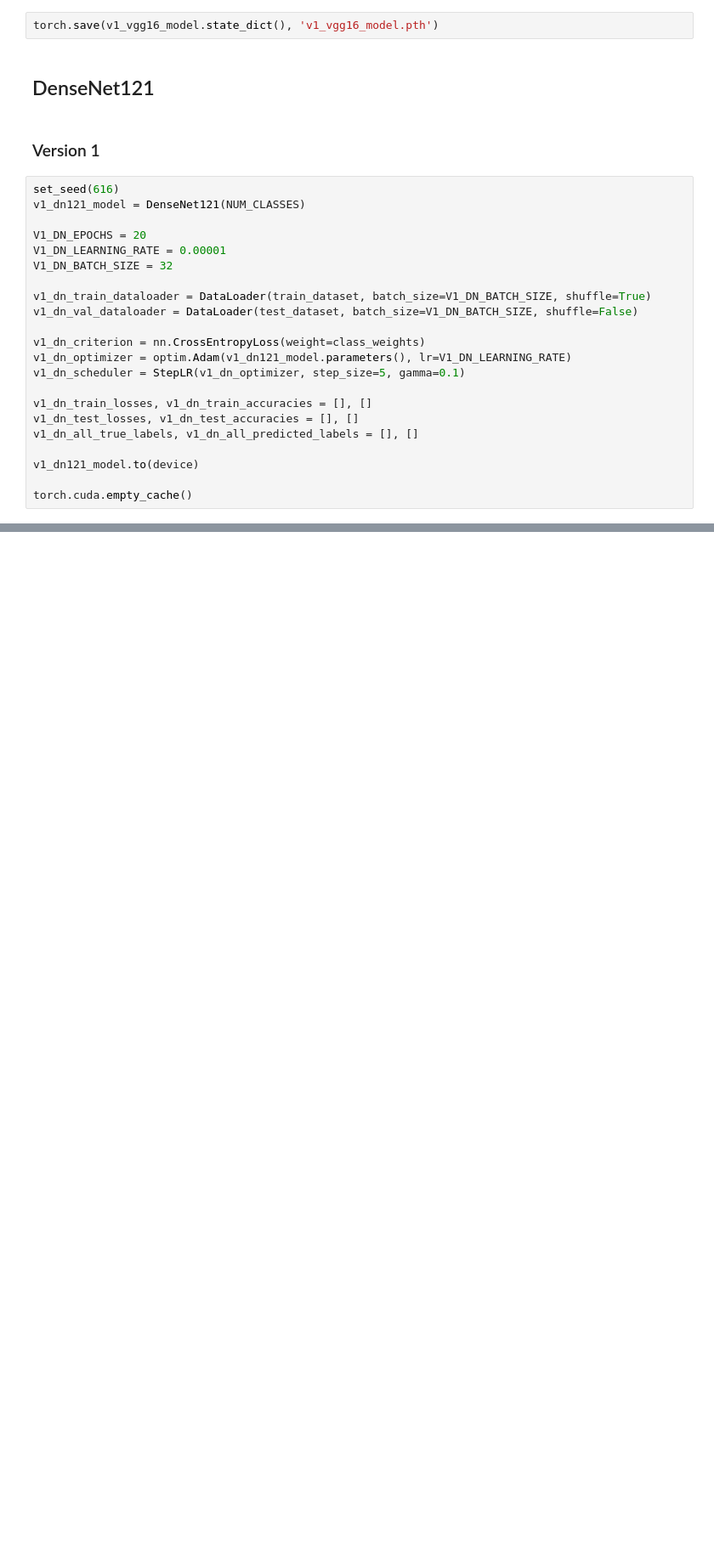
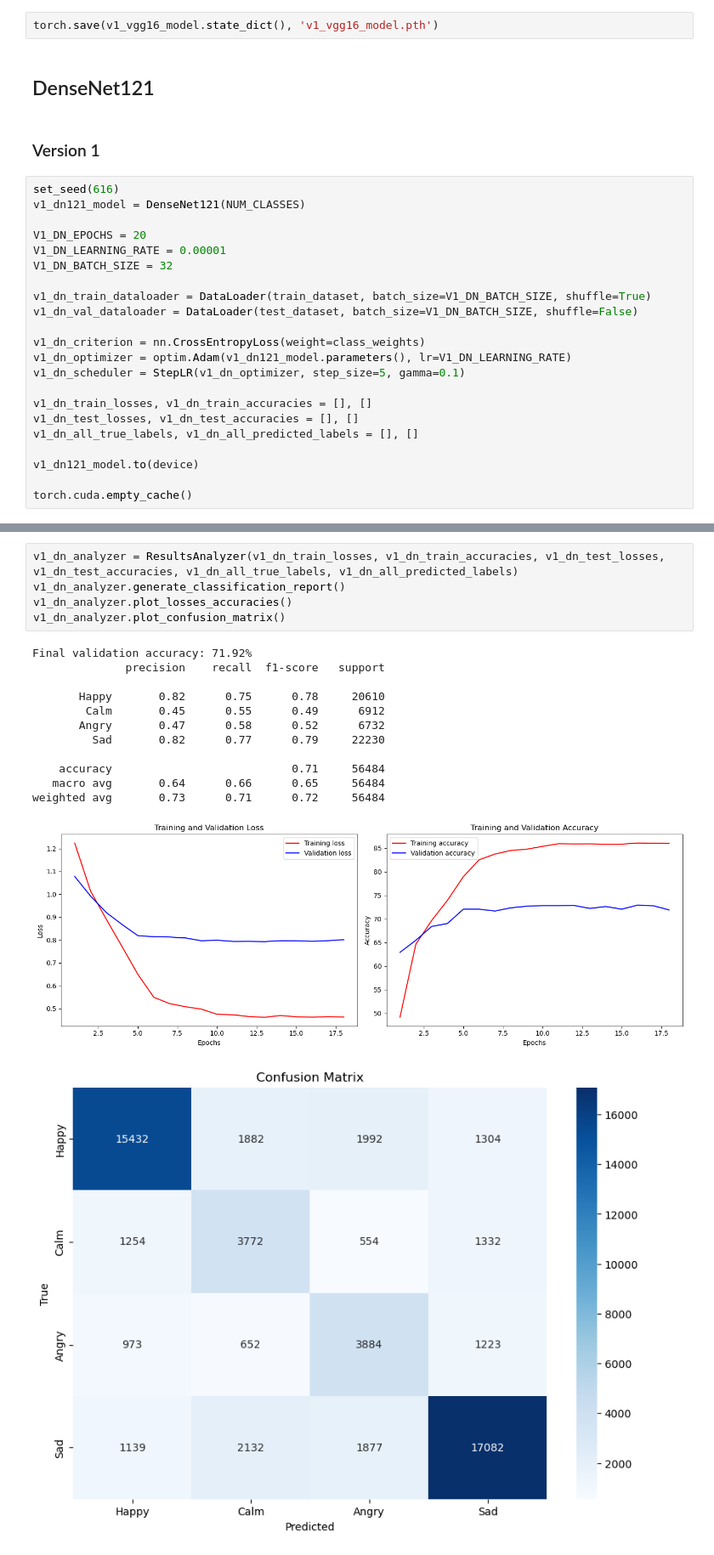
Before and after one commit to Shmoooji/MER, a Jupyter notebook: models.ipynb, the cells around one changed output, grey strips where cells are left out. Shown at 85% size. Saved outputs shown, nothing was run; the diff lists cells and outputs as text; blank space fills up the shorter version.

```diff
--- a/models.ipynb
+++ b/models.ipynb
@@ -746,0 +761,19 @@ train_and_validate(
+# %%
+v1_dn_analyzer = ResultsAnalyzer(v1_dn_train_losses, v1_dn_train_accuracies, v1_dn_test_losses, v1_dn_test_accuracies, v1_dn_all_true_labels, v1_dn_all_predicted_labels)
+v1_dn_analyzer.generate_classification_report()
+v1_dn_analyzer.plot_losses_accuracies()
+v1_dn_analyzer.plot_confusion_matrix()
+# %% [output]
+Final validation accuracy: 71.92%
+              precision    recall  f1-score   support
+
+       Happy       0.82      0.75      0.78     20610
+        Calm       0.45      0.55      0.49      6912
+       Angry       0.47      0.58      0.52      6732
+         Sad       0.82      0.77      0.79     22230
+
+    accuracy                           0.71     56484
+   macro avg       0.64      0.66      0.65     56484
+weighted avg       0.73      0.71      0.72     56484
+[figure, added]
+[figure, added]
```
Also changed, not shown: parts of 2 cells of this notebook.
